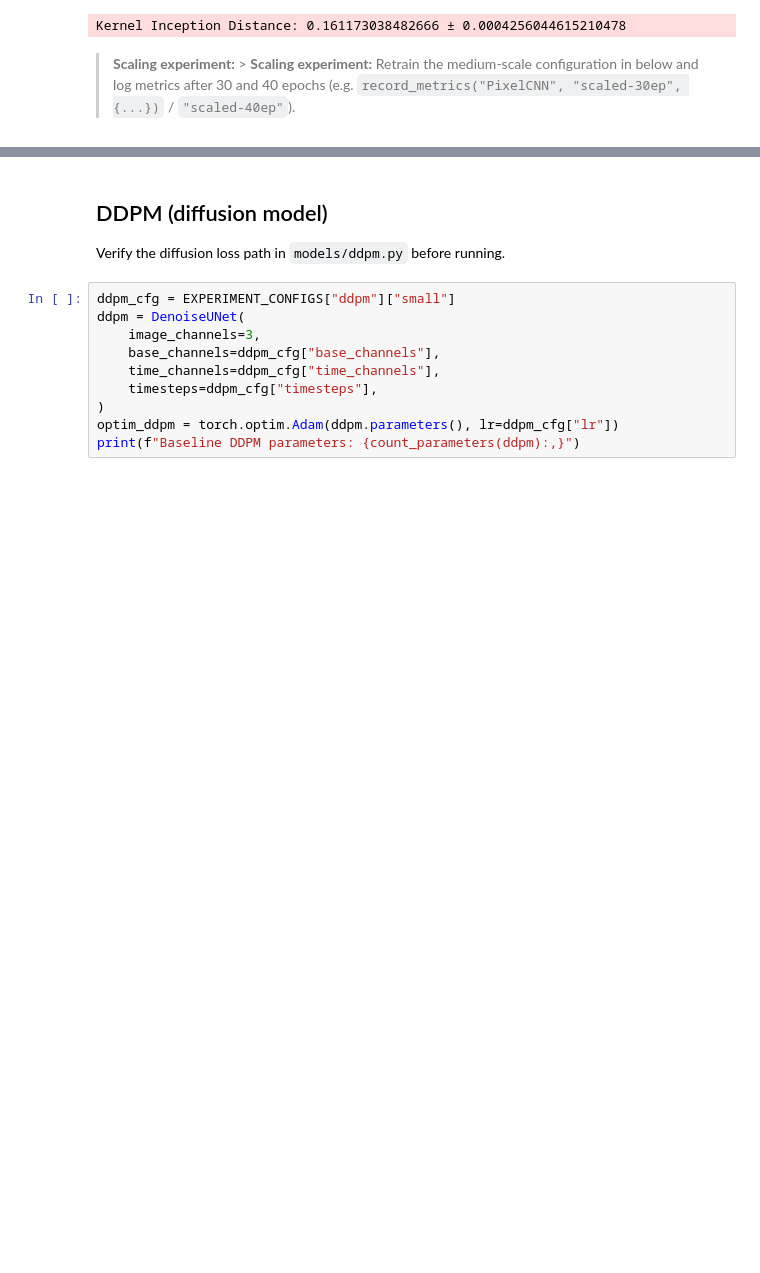
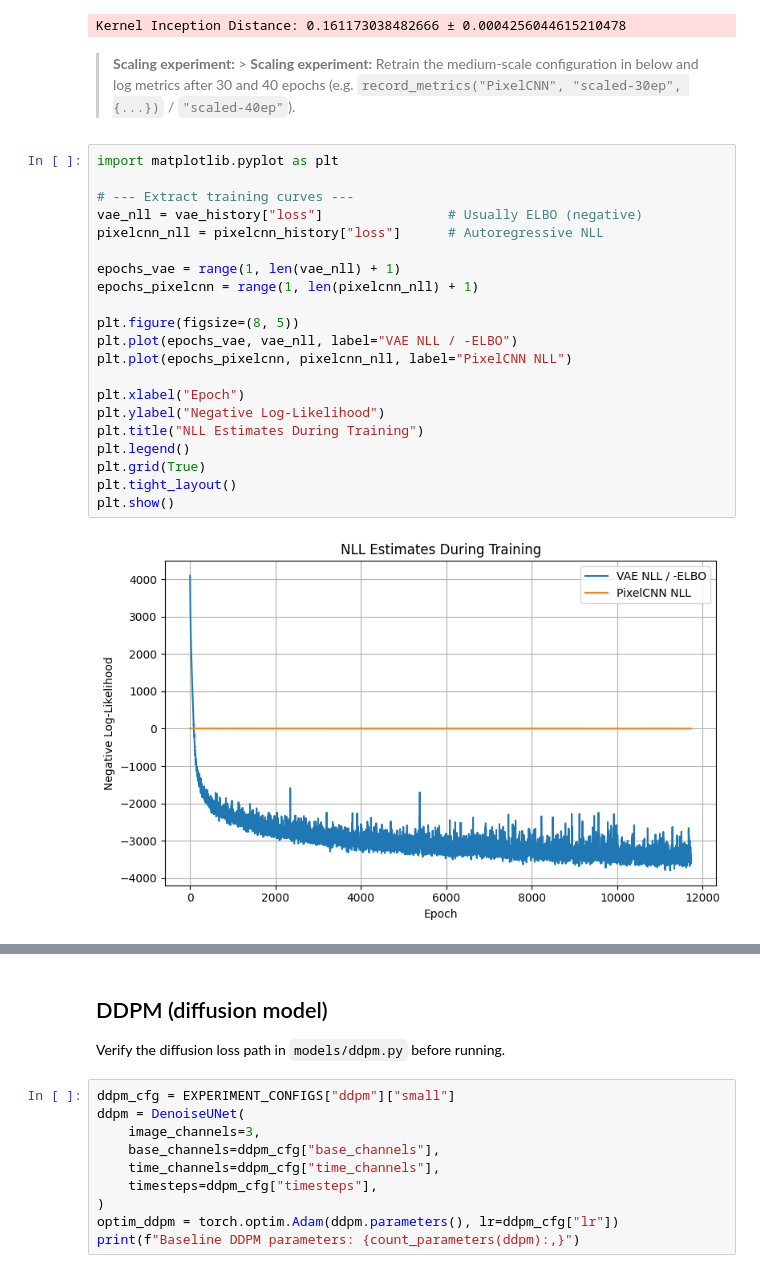
Before and after one commit to GharibSidney/RPL_Assignements, a Jupyter notebook: hw3/part1/hw3_practical.ipynb, the cells around one changed output, grey strips where cells are left out. Drawn from its saved outputs; the diff is of its cells as text; blank space fills up the shorter version.

Commit message:
added required graphs and plots

```diff
--- a/hw3/part1/hw3_practical.ipynb
+++ b/hw3/part1/hw3_practical.ipynb
@@ -731,3 +731,26 @@ Sampling time for 1024 images: 283.82 s (throughput 3.61 img/s)
 Kernel Inception Distance: 0.161173038482666 ± 0.0004256044615210478
 # %% [markdown]
 > **Scaling experiment:** > **Scaling experiment:** Retrain the medium-scale configuration in below and log metrics after 30 and 40 epochs (e.g. `record_metrics("PixelCNN", "scaled-30ep", {...})` / `"scaled-40ep"`).
+# %%
+import matplotlib.pyplot as plt
+
+# --- Extract training curves ---
+vae_nll = vae_history["loss"]                # Usually ELBO (negative)
+pixelcnn_nll = pixelcnn_history["loss"]      # Autoregressive NLL
+
+epochs_vae = range(1, len(vae_nll) + 1)
+epochs_pixelcnn = range(1, len(pixelcnn_nll) + 1)
+
+plt.figure(figsize=(8, 5))
+plt.plot(epochs_vae, vae_nll, label="VAE NLL / -ELBO")
+plt.plot(epochs_pixelcnn, pixelcnn_nll, label="PixelCNN NLL")
+
+plt.xlabel("Epoch")
+plt.ylabel("Negative Log-Likelihood")
+plt.title("NLL Estimates During Training")
+plt.legend()
+plt.grid(True)
+plt.tight_layout()
+plt.show()
+# %% [output]
+[figure, added]
```
Also changed, not shown: parts of 14 cells of this notebook, 4 other files.
